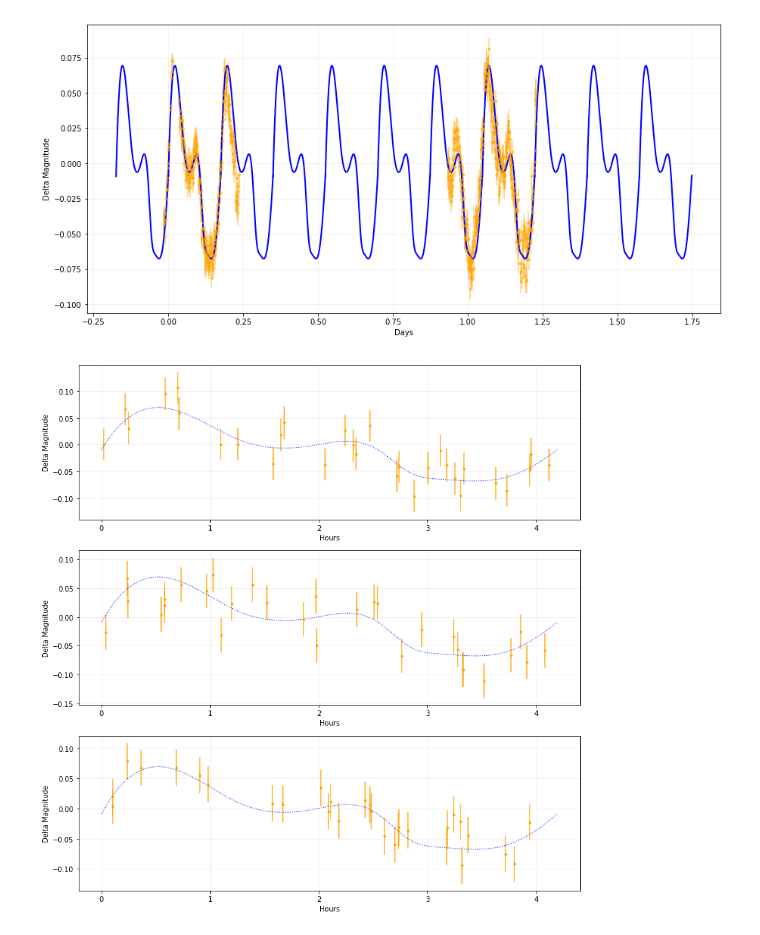
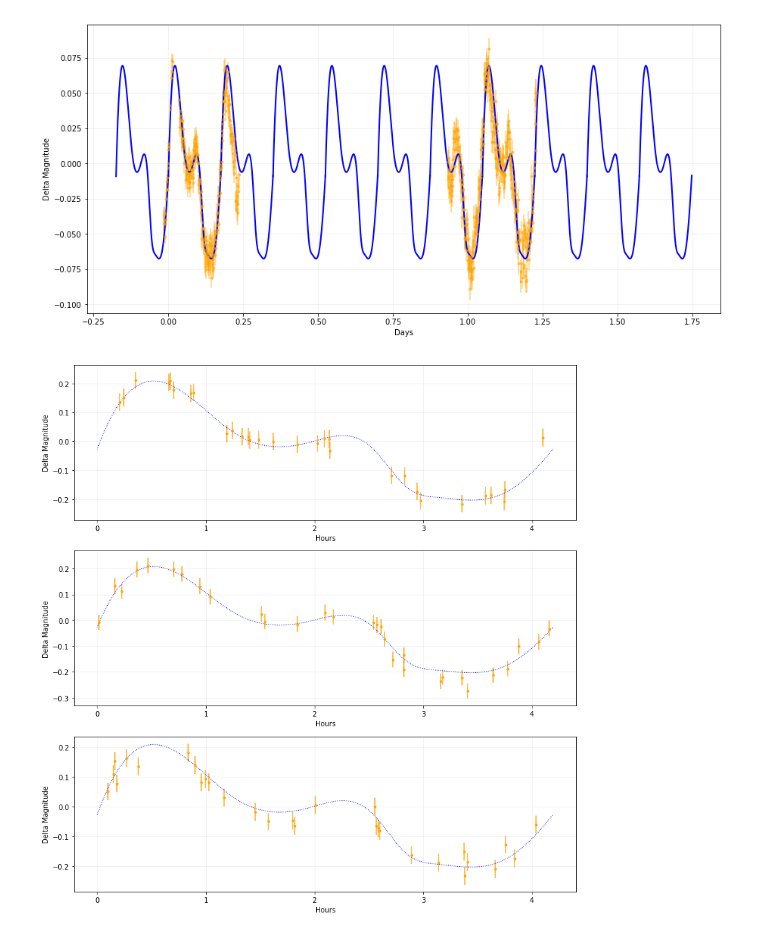
Before and after one commit to dirac-institute/CometGPs, a Jupyter notebook: lco_proposal/Psyche ZTF Example.ipynb, the cells around one changed output. Cells and saved outputs as stored; diff of their text form; code cells hidden in the pictures.

Commit message:
Updated figures, add GP

```diff
--- a/lco_proposal/Psyche ZTF Example.ipynb
+++ b/lco_proposal/Psyche ZTF Example.ipynb
@@ -103,7 +107,7 @@ def spline_template(t, period=4.196/24.0, fudge=1.0):
     y = fudge * interpolate.splev(t % period, f, der=0)
     return y
 
-def simulate_ZTF(lightcurve_template, mag_err=0.03, **kwargs):
+def simulate_ZTF(lightcurve_template, mag_err=0.03, fudge=1.0, period=4.196/24.0):
     # Simulate ZTF visits
     ztf_times = []
     nnights = 30
@@ -118,33 +122,34 @@ def simulate_ZTF(lightcurve_template, mag_err=0.03, **kwargs):
     dtimes = np.random.randint(30, 51, size=nnights)
     dtimes[::2] = 0
     times = nights + (start_times  + dtimes) / 60.0 /  24.0 + (nights * -2./24./30.)
-    true_mags = lightcurve_template(times, **kwargs)
+    true_mags = lightcurve_template(times, fudge=fudge, period=period)
     applied_mag_errs = np.random.normal(0, mag_err, size=len(times))
     mags = true_mags + applied_mag_errs
     mag_errs = np.zeros(len(mags), float) + mag_err
     return times, mags, mag_errs, true_mags
 # %%
 # Plot some instantiations, in a properly phased version.
-fudge = 1.3
+fudge = 3.0
 plt.figure(figsize=(13, 14))
 for i in range(3):
-    #plt.figure(figsize=(15, 7))
     plt.subplot(3,1,i+1)
     tt = np.arange(0, period, 1/24./60./60.0)
-    ff = spline_template(tt)
+    ff = spline_template(tt, fudge=fudge)
     plt.plot(tt*24, ff, 'b', linewidth=1, linestyle=':')
-    times, mags, mag_errs, ap_errs = simulate_ZTF(spline_template)
+    times, mags, mag_errs, ap_errs = simulate_ZTF(spline_template, fudge=fudge)
+    """
     with open('ztf_mags_%d.txt' % i, 'w') as zout:
         zout.write('Times Mags Mag_errs\n')
         for t, m, me in zip(times, mags, mag_errs):
             zout.write('%f %f %f\n' % (t, m, me))
+    """
     plt.errorbar((times % period)*24., mags, yerr=mag_errs, color='orange', linestyle='', marker='.', alpha=0.9)
     plt.grid(True, alpha=0.2)
     plt.xlabel('Hours')
     plt.ylabel('Delta Magnitude')
-plt.savefig('phased_ztf.png')
+#plt.savefig('phased_ztf.png')
 # %% [output]
-[figure, old version]
+[figure, new version]
 # %%
 # Plot that last version, through all times
 plt.figure(figsize=(15, 7))
```
Also changed, not shown: parts of 23 cells of this notebook, 13 other files.
